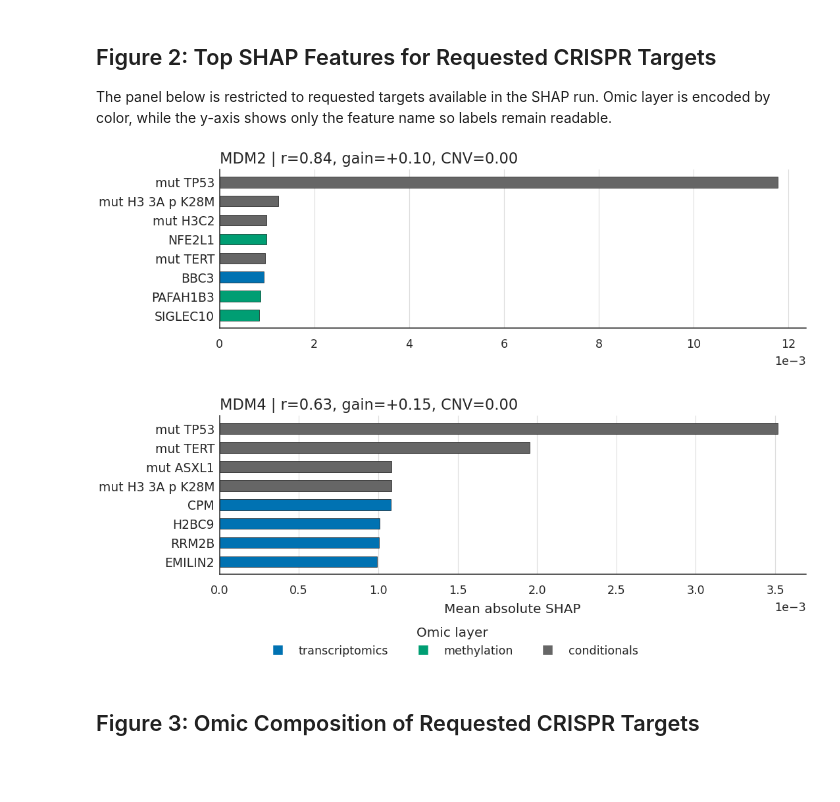
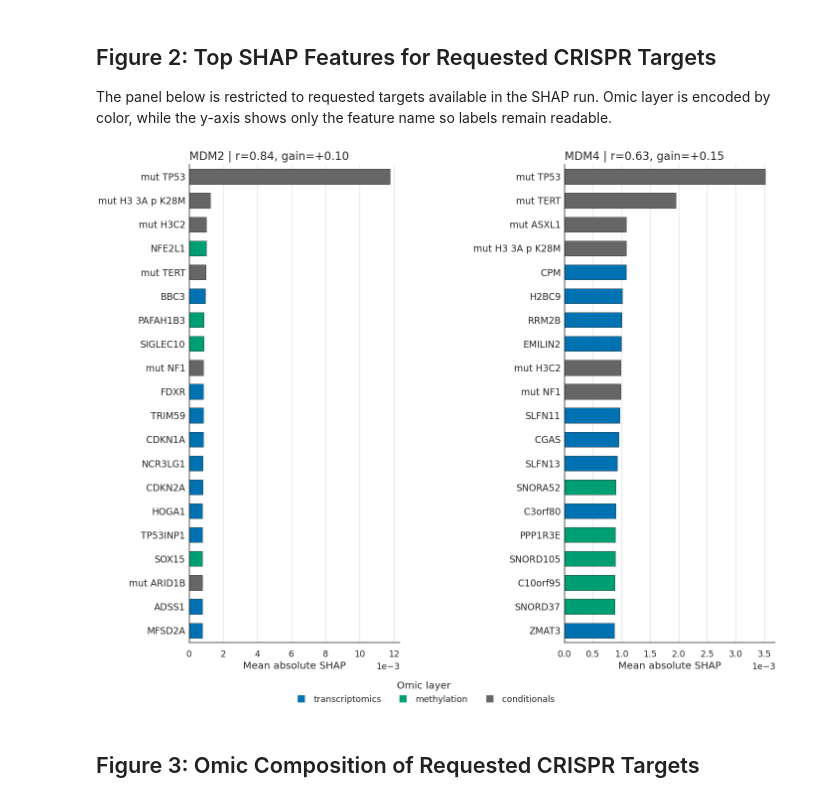
Before and after one commit to ZhaoxiangSimonCai/PhenPredCCMA, a Jupyter notebook: notebooks/cba2026/02_target_level_shap_performance.ipynb, the cells around one changed output. Drawn from its saved outputs; the diff is of its cells as text; code cells hidden in the pictures; blank space fills up the shorter version.

```diff
--- a/notebooks/cba2026/02_target_level_shap_performance.ipynb
+++ b/notebooks/cba2026/02_target_level_shap_performance.ipynb
@@ -413,8 +413,7 @@ The panel below is restricted to requested targets available in the SHAP run. Om
 def target_title(target_name, row):
     return (
         f"{target_name} | r={row['test_pearsonr_tabpfn']:.2f}, "
-        f"gain={row['delta_pearsonr_vs_rf_overlap_original']:+.2f}, "
-        f"CNV={row['share_copynumber']:.2f}"
+        f"gain={row['delta_pearsonr_vs_rf_overlap_original']:+.2f}"
     )
 
 
@@ -425,15 +424,20 @@ def readable_feature_label(feature, width=32):
     return textwrap.shorten(body, width=width, placeholder="...")
 
 
-def plot_requested_crispr_target_features(top_n=8):
+def plot_requested_crispr_target_features(top_n=20):
+    """
+    Plot selected CRISPR targets' top features side-by-side (left-right),
+    with each target in a column, instead of a row; plot top_n features per target.
+    """
     family = "crisprcas9"
     targets = SELECTED_TARGETS.get(family, [])
     if not targets:
         raise ValueError("No requested CRISPR targets are available to plot.")
 
     n = len(targets)
-    fig_height = max(2.25 * n, 3.2)
-    fig, axes = plt.subplots(n, 1, figsize=(6.6, fig_height), constrained_layout=False)
+    fig_width = max(n * 4.1, 7.8)
+    fig_height = max(3.0, 0.25 * top_n + 1.6)
+    fig, axes = plt.subplots(1, n, figsize=(fig_width, fig_height), constrained_layout=False)
     if n == 1:
         axes = [axes]
 
@@ -441,39 +445,53 @@ def plot_requested_crispr_target_features(top_n=8):
     panel_rows = []
     legend_layers = set()
 
     for idx, (ax, target) in enumerate(zip(axes, targets)):
         d = top_features[family][top_features[family]["target_name"] == target].head(top_n).copy()
         d = d.sort_values("mean_abs_shap", ascending=True)
         panel_rows.append(d.assign(panel_target=target))
         legend_layers.update(d["omic_layer"])
 
         y = np.arange(len(d))
         colors = [OMIC_COLORS.get(layer, "#999999") for layer in d["omic_layer"]]
-        ax.barh(y, d["mean_abs_shap"], color=colors, edgecolor="black", linewidth=0.25, height=0.58)
+        ax.barh(y, d["mean_abs_shap"], color=colors, edgecolor="black", linewidth=0.25, height=0.63)
+        ax.set_ylim(-0.5, len(d) - 0.5)
         ax.set_yticks(y)
         ax.set_yticklabels([readable_feature_label(v) for v in d["omics_feature"]], fontsize=7.5)
         ax.tick_params(axis="x", labelsize=7)
         ax.tick_params(axis="y", length=0, pad=3)
         ax.ticklabel_format(axis="x", style="sci", scilimits=(-3, -3))
         ax.xaxis.get_offset_text().set_fontsize(7)
         ax.set_title(target_title(target, perf_lookup.loc[target]), loc="left", pad=4, fontsize=9)
         ax.grid(axis="x", color="#dddddd", linewidth=0.45)
-        ax.set_xlabel("Mean absolute SHAP" if idx == n - 1 else "", fontsize=8)
+        ax.set_xlabel("Mean absolute SHAP", fontsize=8, labelpad=2)
 
     legend_order = [layer for layer in OMIC_ORDER if layer in legend_layers]
     handles = [plt.Line2D([0], [0], marker="s", linestyle="", color=OMIC_COLORS[layer], label=layer) for layer in legend_order]
-    fig.legend(handles=handles, title="Omic layer", frameon=False, loc="lower center", ncol=min(3, len(handles)), fontsize=7, title_fontsize=8)
-    fig.subplots_adjust(left=0.23, right=0.98, top=0.94, bottom=0.18, hspace=0.55)
+    if handles:
+        fig.legend(
+            handles=handles,
+            title="Omic layer",
+            frameon=False,
+            loc="lower center",
+            bbox_to_anchor=(0.5, 0.01),
+            borderaxespad=0.0,
+            handletextpad=0.45,
+            columnspacing=1.5,
+            ncol=min(3, len(handles)),
+            fontsize=7,
+            title_fontsize=8,
+        )
+    fig.subplots_adjust(left=0.18, right=0.98, top=0.93, bottom=0.12, wspace=0.78)
     save_figure(fig, "fig6_requested_crispr_target_top_features")
 
     panel_df = pd.concat(panel_rows, ignore_index=True)
     panel_df.to_csv(FIG_DIR / "selected_target_top_features_crisprcas9.csv", index=False)
     return fig
 
-fig = plot_requested_crispr_target_features(top_n=8)
+fig = plot_requested_crispr_target_features(top_n=20)
 plt.show()
 # %% [output]
-[figure, old version]
+[figure, new version]
 # %% [markdown]
 ## Figure 3: Omic Composition of Requested CRISPR Targets
 # %%
```
Also changed, not shown: parts of 1 cell of this notebook, 11 other files.
